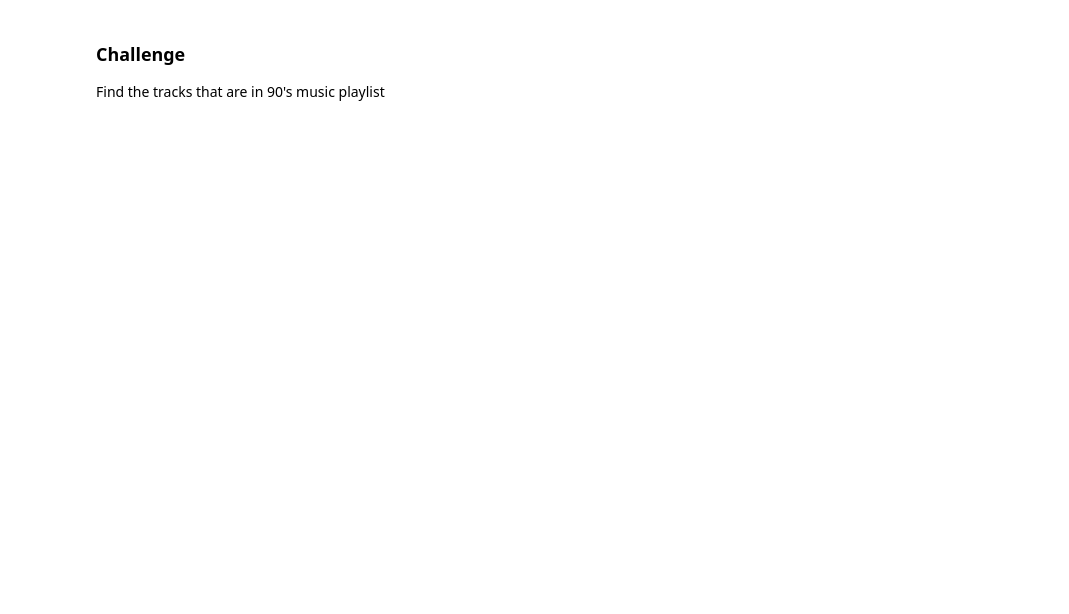
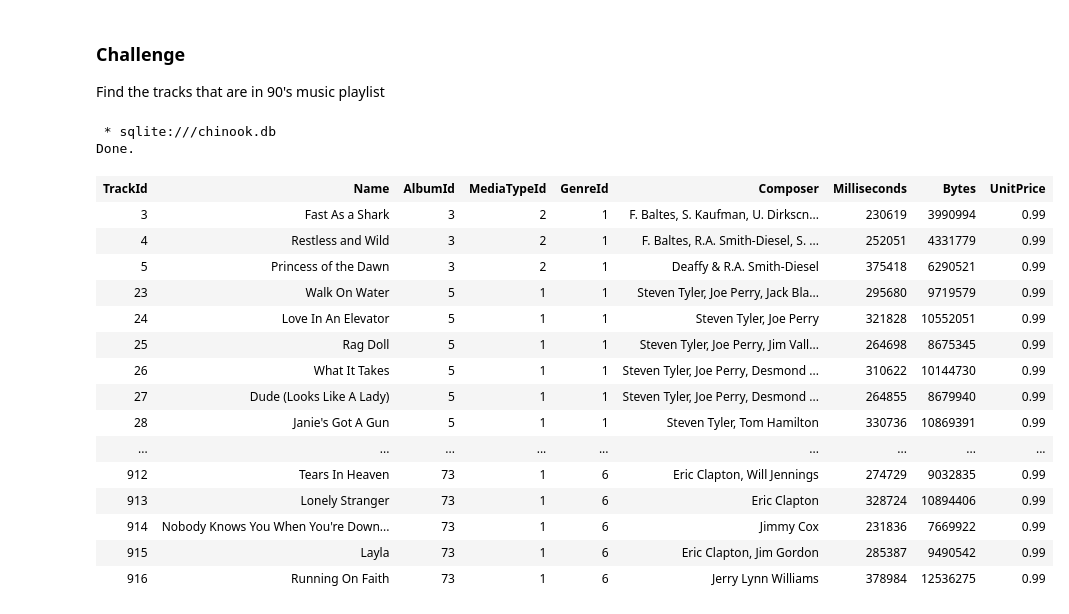
Before and after one commit to berea-college-csc236/CSC330-Introduction-to-SQL-T6, a Jupyter notebook: SQL_tutorial.ipynb, the cells around one changed output. Drawn from its saved outputs; the diff is of its cells as text; code cells hidden in the pictures; blank space fills up the shorter version.

```diff
--- a/SQL_tutorial.ipynb
+++ b/SQL_tutorial.ipynb
@@ -224,4 +314,23 @@ Write a query that returns the names and Composers of Reggae songs
 Find the tracks that are in 90's music playlist
 # %%
 %%sql
--- Write your query here
+SELECT * FROM Tracks WHERE TrackId IN (SELECT TrackId FROM playlist_track where PlayListId == (SELECT PlaylistId FROM playlists WHERE Name LIKE "9%"))
+# %% [output]
+ * sqlite:///chinook.db
+Done.
+| TrackId | Name | AlbumId | MediaTypeId | GenreId | Composer | Milliseconds | Bytes | UnitPrice |
+| 3 | Fast As a Shark | 3 | 2 | 1 | F. Baltes, S. Kaufman, U. Dirkscn... | 230619 | 3990994 | 0.99 |
+| 4 | Restless and Wild | 3 | 2 | 1 | F. Baltes, R.A. Smith-Diesel, S. ... | 252051 | 4331779 | 0.99 |
+| 5 | Princess of the Dawn | 3 | 2 | 1 | Deaffy & R.A. Smith-Diesel | 375418 | 6290521 | 0.99 |
+| 23 | Walk On Water | 5 | 1 | 1 | Steven Tyler, Joe Perry, Jack Bla... | 295680 | 9719579 | 0.99 |
+| 24 | Love In An Elevator | 5 | 1 | 1 | Steven Tyler, Joe Perry | 321828 | 10552051 | 0.99 |
+| 25 | Rag Doll | 5 | 1 | 1 | Steven Tyler, Joe Perry, Jim Vall... | 264698 | 8675345 | 0.99 |
+| 26 | What It Takes | 5 | 1 | 1 | Steven Tyler, Joe Perry, Desmond ... | 310622 | 10144730 | 0.99 |
+| 27 | Dude (Looks Like A Lady) | 5 | 1 | 1 | Steven Tyler, Joe Perry, Desmond ... | 264855 | 8679940 | 0.99 |
+| 28 | Janie's Got A Gun | 5 | 1 | 1 | Steven Tyler, Tom Hamilton | 330736 | 10869391 | 0.99 |
+| ... | ... | ... | ... | ... | ... | ... | ... | ... |
+| 912 | Tears In Heaven | 73 | 1 | 6 | Eric Clapton, Will Jennings | 274729 | 9032835 | 0.99 |
+| 913 | Lonely Stranger | 73 | 1 | 6 | Eric Clapton | 328724 | 10894406 | 0.99 |
+| 914 | Nobody Knows You When You're Down... | 73 | 1 | 6 | Jimmy Cox | 231836 | 7669922 | 0.99 |
+| 915 | Layla | 73 | 1 | 6 | Eric Clapton, Jim Gordon | 285387 | 9490542 | 0.99 |
+| 916 | Running On Faith | 73 | 1 | 6 | Jerry Lynn Williams | 378984 | 12536275 | 0.99 |
```
Also changed, not shown: parts of 10 cells of this notebook.
